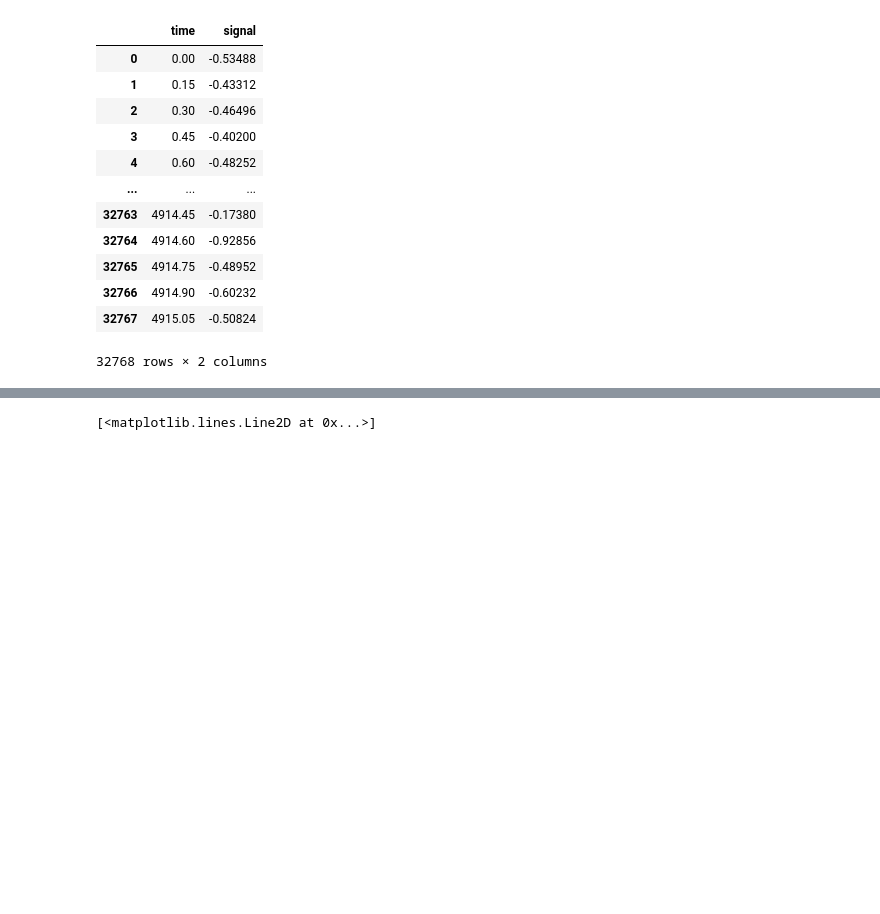
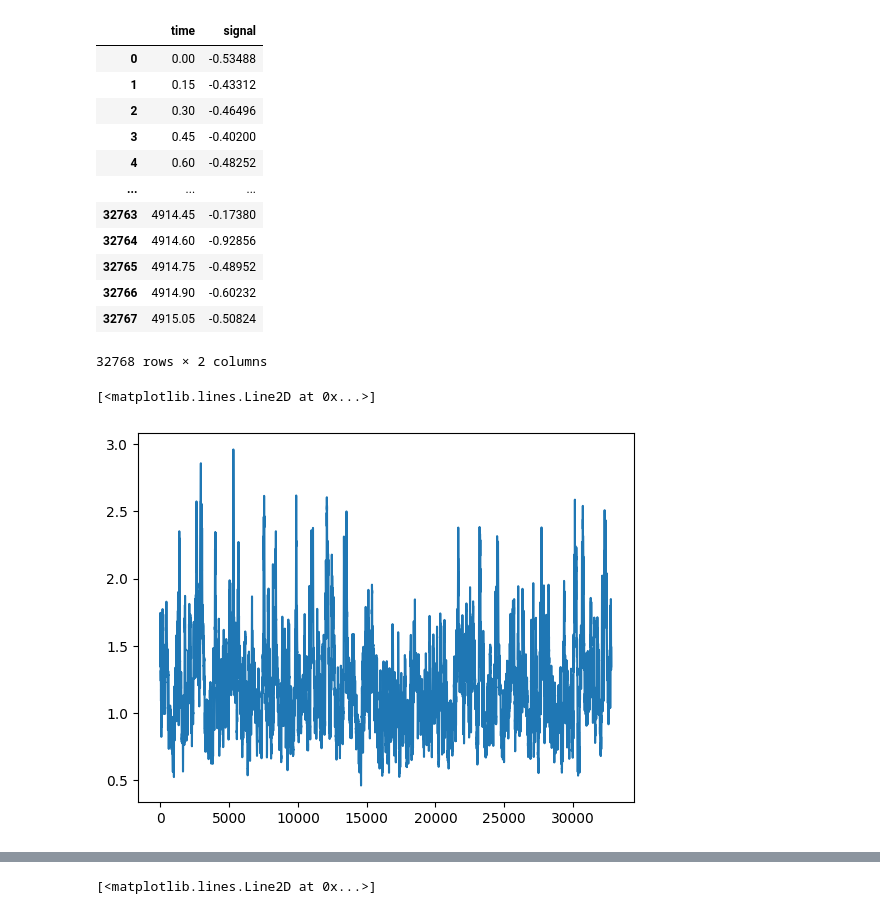
Before and after one commit to iliodium/data_base_sql, a Jupyter notebook: Untitled1.ipynb, the cells around one changed output, grey strips where cells are left out. Drawn from its saved outputs; the diff is of its cells as text; code cells hidden in the pictures; blank space fills up the shorter version.

```diff
--- a/Untitled1.ipynb
+++ b/Untitled1.ipynb
@@ -195,3 +195,8 @@ df
 32768 rows × 2 columns
 # %%
 df.to_excel("spectr.xlsx", index=False)
+# %%
+plt.plot(sum_int_x)
+# %% [output]
+[<matplotlib.lines.Line2D at 0x...>]
+[figure, added]
```
Also changed, not shown: parts of 7 cells of this notebook, 3 other files.
